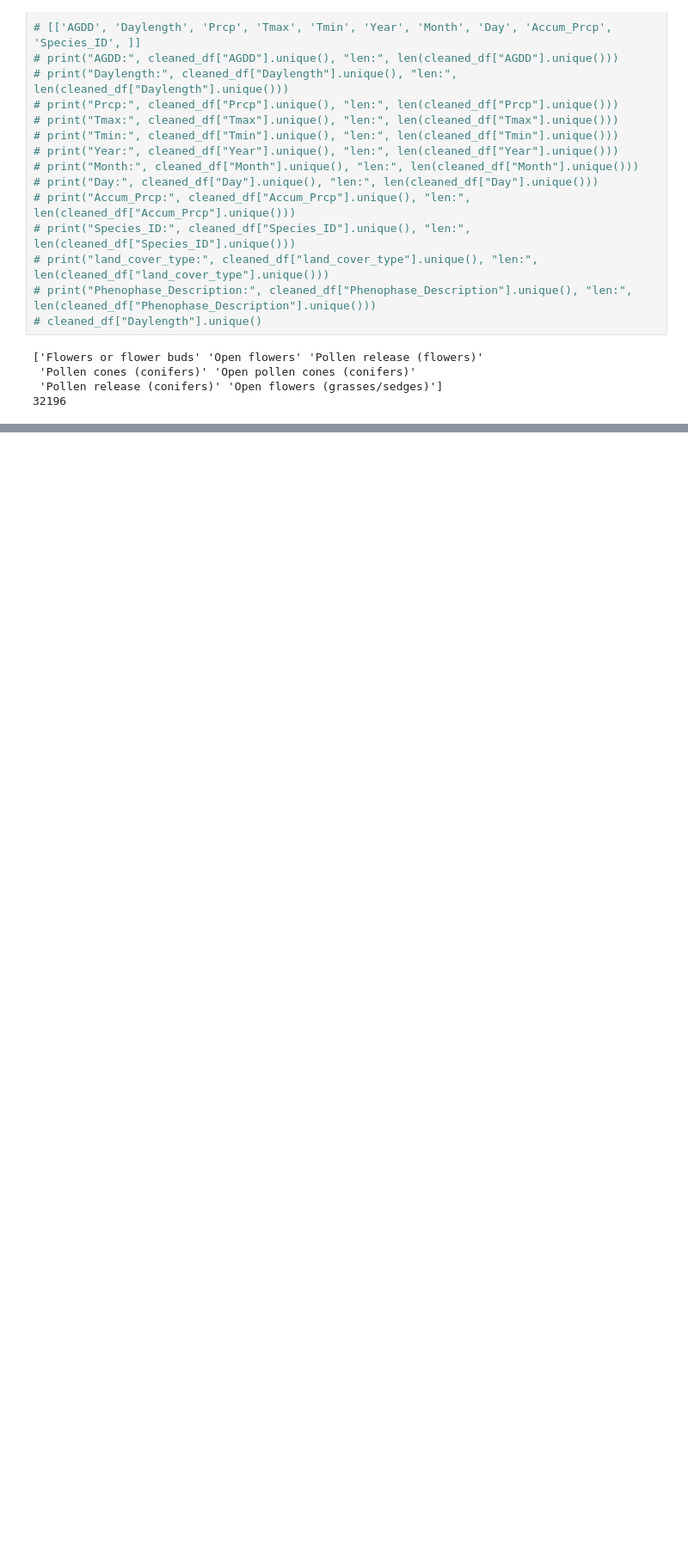
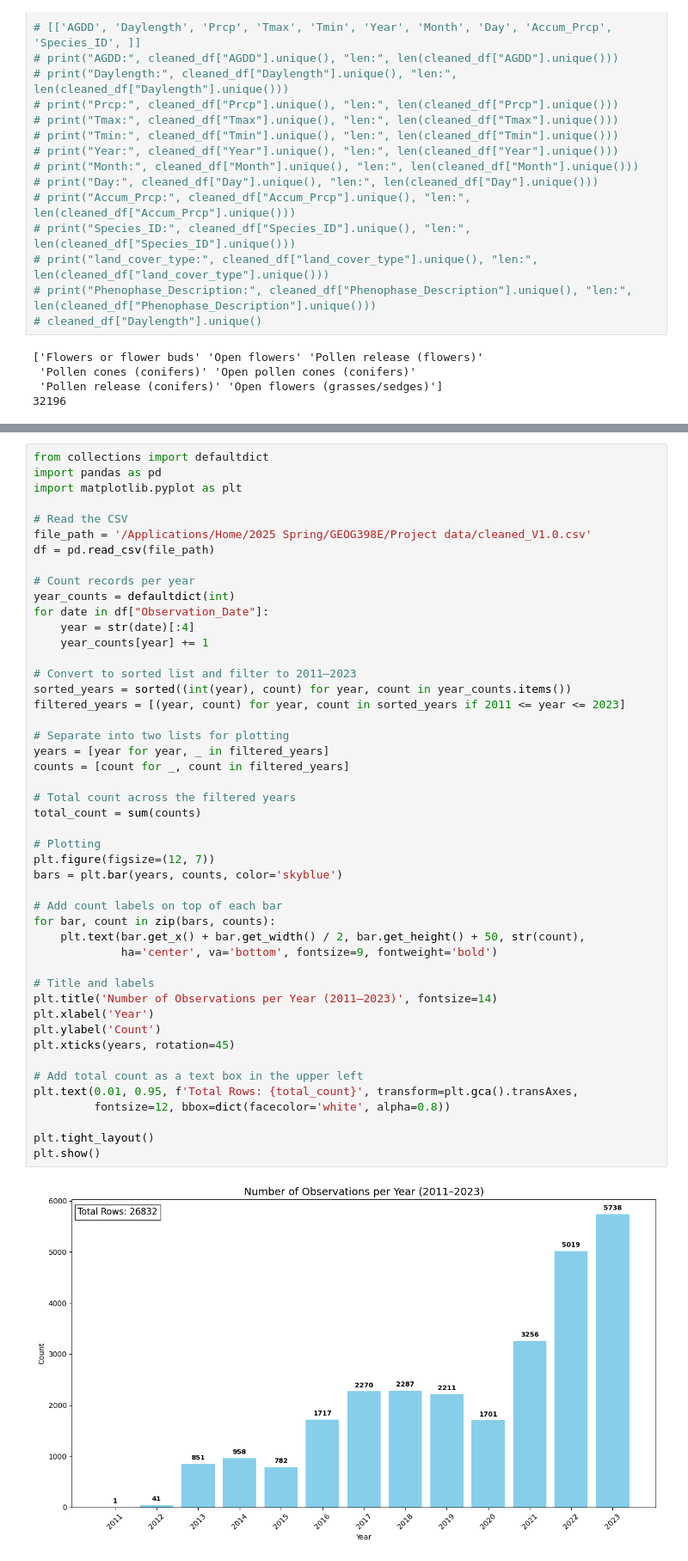
Before and after one commit to abdul8117/geog398e-project, a Jupyter notebook: scripts/notebook.ipynb, the cells around one changed output, grey strips where cells are left out. Shown at 86% size. Saved outputs shown, nothing was run; the diff lists cells and outputs as text; blank space fills up the shorter version.

Commit message:
version 1 data graph plot

```diff
--- a/scripts/notebook.ipynb
+++ b/scripts/notebook.ipynb
@@ -312,0 +315,49 @@ print(cleaned_df.shape[0])
+# %%
+from collections import defaultdict
+import pandas as pd
+import matplotlib.pyplot as plt
+
+# Read the CSV
+file_path = '/Applications/Home/2025 Spring/GEOG398E/Project data/cleaned_V1.0.csv'
+df = pd.read_csv(file_path)
+
+# Count records per year
+year_counts = defaultdict(int)
+for date in df["Observation_Date"]:
+    year = str(date)[:4]
+    year_counts[year] += 1
+
+# Convert to sorted list and filter to 2011–2023
+sorted_years = sorted((int(year), count) for year, count in year_counts.items())
+filtered_years = [(year, count) for year, count in sorted_years if 2011 <= year <= 2023]
+
+# Separate into two lists for plotting
+years = [year for year, _ in filtered_years]
+counts = [count for _, count in filtered_years]
+
+# Total count across the filtered years
+total_count = sum(counts)
+
+# Plotting
+plt.figure(figsize=(12, 7))
+bars = plt.bar(years, counts, color='skyblue')
+
+# Add count labels on top of each bar
+for bar, count in zip(bars, counts):
+    plt.text(bar.get_x() + bar.get_width() / 2, bar.get_height() + 50, str(count),
+             ha='center', va='bottom', fontsize=9, fontweight='bold')
+
+# Title and labels
+plt.title('Number of Observations per Year (2011–2023)', fontsize=14)
+plt.xlabel('Year')
+plt.ylabel('Count')
+plt.xticks(years, rotation=45)
+
+# Add total count as a text box in the upper left
+plt.text(0.01, 0.95, f'Total Rows: {total_count}', transform=plt.gca().transAxes,
+         fontsize=12, bbox=dict(facecolor='white', alpha=0.8))
+
+plt.tight_layout()
+plt.show()
+# %% [output]
+[figure, added]
```
Also changed, not shown: parts of 8 cells of this notebook, 1 other file.
